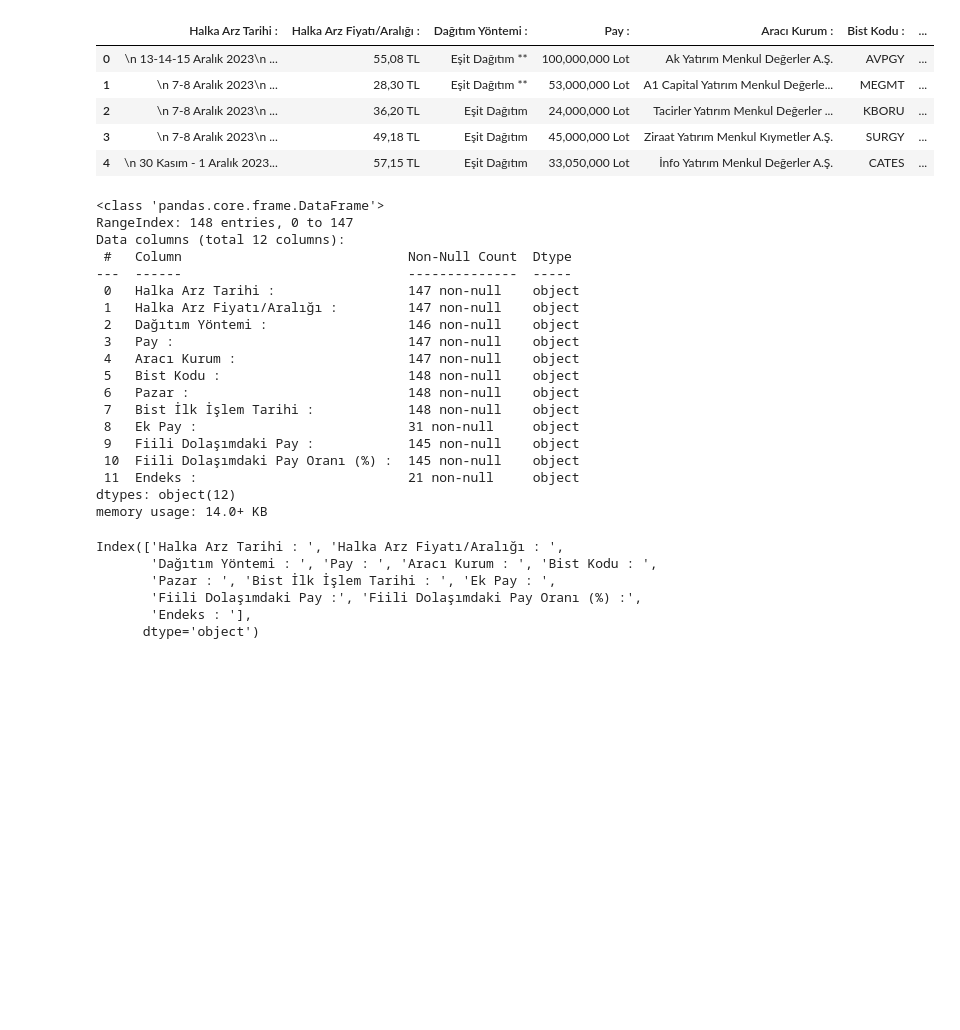
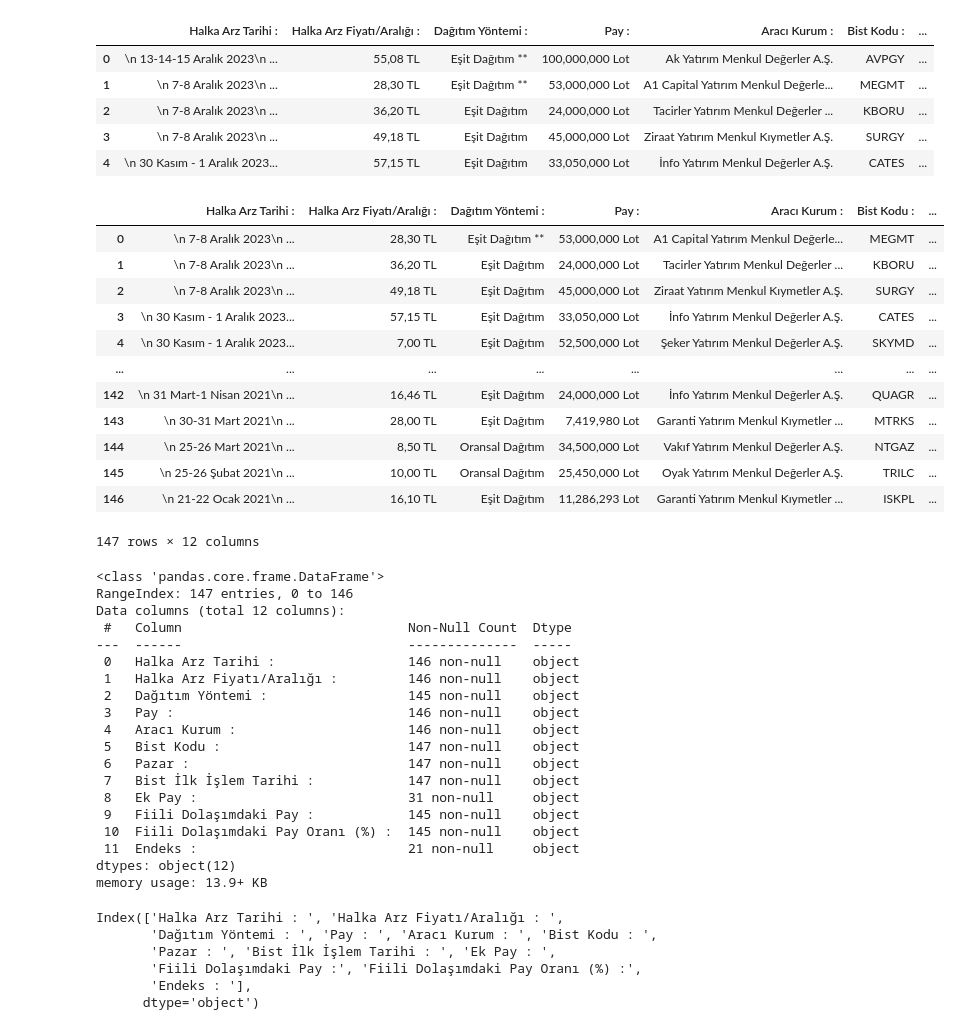
Before and after one commit to uguratli/HalkaArz, a Jupyter notebook: Halka_arz_lab.ipynb, the cells around one changed output. Drawn from its saved outputs; the diff is of its cells as text; code cells hidden in the pictures; blank space fills up the shorter version.

```diff
--- a/Halka_arz_lab.ipynb
+++ b/Halka_arz_lab.ipynb
@@ -299,28 +299,50 @@ halka_arz_info_df.head()
 | 2 | \n 7-8 Aralık 2023\n ... | 36,20 TL | Eşit Dağıtım | 24,000,000 Lot | Tacirler Yatırım Menkul Değerler ... | KBORU | ... |
 | 3 | \n 7-8 Aralık 2023\n ... | 49,18 TL | Eşit Dağıtım | 45,000,000 Lot | Ziraat Yatırım Menkul Kıymetler A.Ş. | SURGY | ... |
 | 4 | \n 30 Kasım - 1 Aralık 2023... | 57,15 TL | Eşit Dağıtım | 33,050,000 Lot | İnfo Yatırım Menkul Değerler A.Ş. | CATES | ... |
+# %%
+halka_arz_info_df.drop(index=0, inplace=True)
+# %%
+halka_arz_info_df.reset_index(drop=True, inplace=True)
+# %%
+halka_arz_info_df["Bist İlk İşlem Tarihi : "] = halka_arz_info_df["Bist İlk İşlem Tarihi : "].apply(fix_time_it)
+# %%
+halka_arz_info_df
+# %% [output]
+|  | Halka Arz Tarihi : | Halka Arz Fiyatı/Aralığı : | Dağıtım Yöntemi : | Pay : | Aracı Kurum : | Bist Kodu : | ... |
+| 0 | \n 7-8 Aralık 2023\n ... | 28,30 TL | Eşit Dağıtım ** | 53,000,000 Lot | A1 Capital Yatırım Menkul Değerle... | MEGMT | ... |
+| 1 | \n 7-8 Aralık 2023\n ... | 36,20 TL | Eşit Dağıtım | 24,000,000 Lot | Tacirler Yatırım Menkul Değerler ... | KBORU | ... |
+| 2 | \n 7-8 Aralık 2023\n ... | 49,18 TL | Eşit Dağıtım | 45,000,000 Lot | Ziraat Yatırım Menkul Kıymetler A.Ş. | SURGY | ... |
+| 3 | \n 30 Kasım - 1 Aralık 2023... | 57,15 TL | Eşit Dağıtım | 33,050,000 Lot | İnfo Yatırım Menkul Değerler A.Ş. | CATES | ... |
+| 4 | \n 30 Kasım - 1 Aralık 2023... | 7,00 TL | Eşit Dağıtım | 52,500,000 Lot | Şeker Yatırım Menkul Değerler A.Ş. | SKYMD | ... |
+| ... | ... | ... | ... | ... | ... | ... | ... |
+| 142 | \n 31 Mart-1 Nisan 2021\n ... | 16,46 TL | Eşit Dağıtım | 24,000,000 Lot | İnfo Yatırım Menkul Değerler A.Ş. | QUAGR | ... |
+| 143 | \n 30-31 Mart 2021\n ... | 28,00 TL | Eşit Dağıtım | 7,419,980 Lot | Garanti Yatırım Menkul Kıymetler ... | MTRKS | ... |
+| 144 | \n 25-26 Mart 2021\n ... | 8,50 TL | Oransal Dağıtım | 34,500,000 Lot | Vakıf Yatırım Menkul Değerler A.Ş. | NTGAZ | ... |
+| 145 | \n 25-26 Şubat 2021\n ... | 10,00 TL | Oransal Dağıtım | 25,450,000 Lot | Oyak Yatırım Menkul Değerler A.Ş. | TRILC | ... |
+| 146 | \n 21-22 Ocak 2021\n ... | 16,10 TL | Eşit Dağıtım | 11,286,293 Lot | Garanti Yatırım Menkul Kıymetler ... | ISKPL | ... |
+147 rows × 12 columns
 # %%
 halka_arz_info_df.info()
 # %% [output]
 <class 'pandas.core.frame.DataFrame'>
-RangeIndex: 148 entries, 0 to 147
+RangeIndex: 147 entries, 0 to 146
 Data columns (total 12 columns):
  #   Column                             Non-Null Count  Dtype
 ---  ------                             --------------  -----
- 0   Halka Arz Tarihi :                 147 non-null    object
- 1   Halka Arz Fiyatı/Aralığı :         147 non-null    object
- 2   Dağıtım Yöntemi :                  146 non-null    object
- 3   Pay :                              147 non-null    object
- 4   Aracı Kurum :                      147 non-null    object
- 5   Bist Kodu :                        148 non-null    object
- 6   Pazar :                            148 non-null    object
- 7   Bist İlk İşlem Tarihi :            148 non-null    object
+ 0   Halka Arz Tarihi :                 146 non-null    object
+ 1   Halka Arz Fiyatı/Aralığı :         146 non-null    object
+ 2   Dağıtım Yöntemi :                  145 non-null    object
+ 3   Pay :                              146 non-null    object
+ 4   Aracı Kurum :                      146 non-null    object
+ 5   Bist Kodu :                        147 non-null    object
+ 6   Pazar :                            147 non-null    object
+ 7   Bist İlk İşlem Tarihi :            147 non-null    object
  8   Ek Pay :                           31 non-null     object
  9   Fiili Dolaşımdaki Pay :            145 non-null    object
  10  Fiili Dolaşımdaki Pay Oranı (%) :  145 non-null    object
  11  Endeks :                           21 non-null     object
 dtypes: object(12)
-memory usage: 14.0+ KB
+memory usage: 13.9+ KB
 # %%
 halka_arz_info_df.columns
 # %% [output]
```
